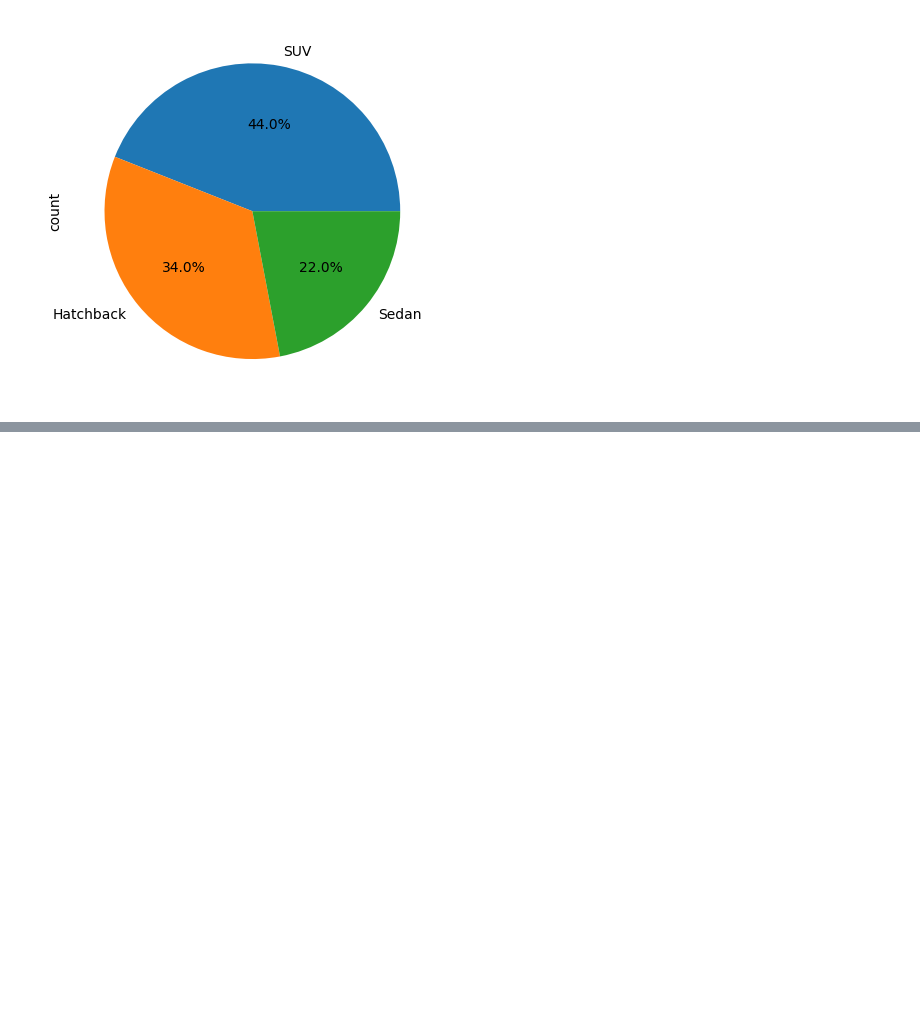
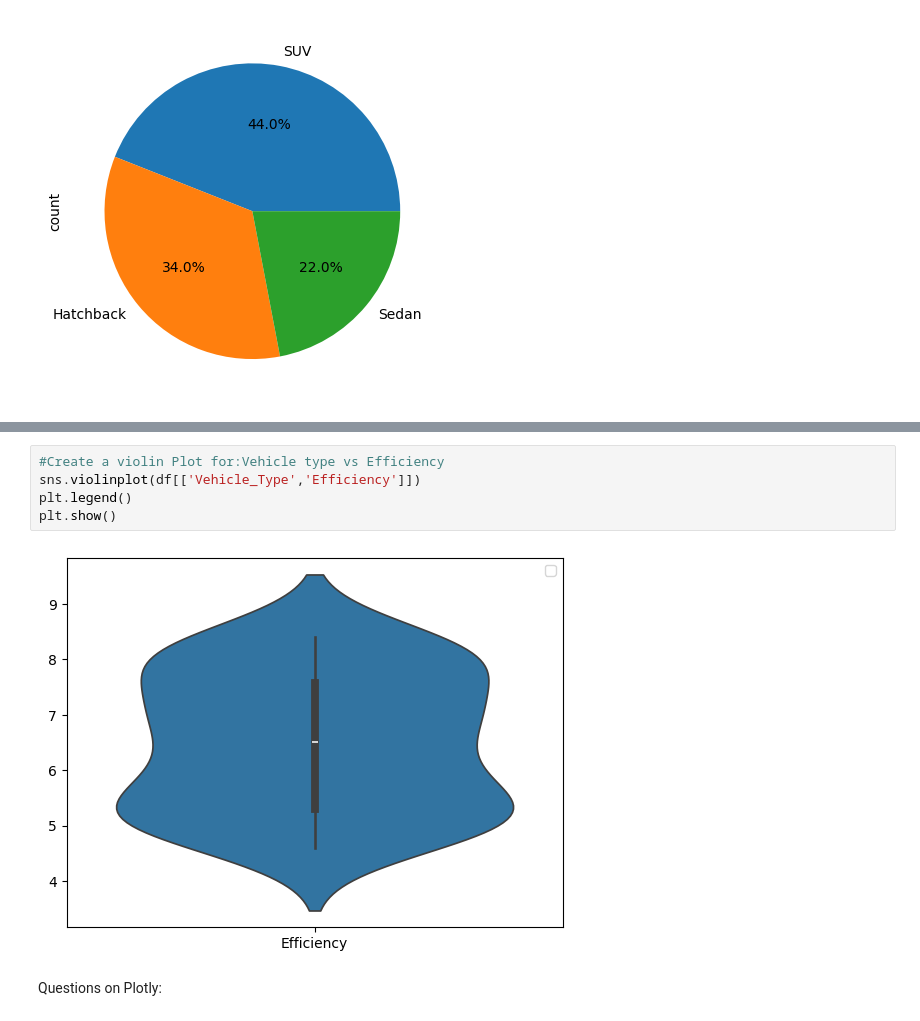
Before and after one commit to Riyaz127/TNS-Practice, a Jupyter notebook: Batch2_Mini_Project.ipynb, the cells around one changed output, grey strips where cells are left out. Cells and saved outputs as stored; diff of their text form; blank space fills up the shorter version.

```diff
--- a/Batch2_Mini_Project.ipynb
+++ b/Batch2_Mini_Project.ipynb
@@ -264,0 +274,9 @@ plt.show()
+# %%
+#Create a violin Plot for:Vehicle type vs Efficiency
+sns.violinplot(df[['Vehicle_Type','Efficiency']])
+plt.legend()
+plt.show()
+# %% [output]
+[figure, added]
+# %% [markdown]
+Questions on Plotly:
```
Also changed, not shown: parts of 6 cells of this notebook.
